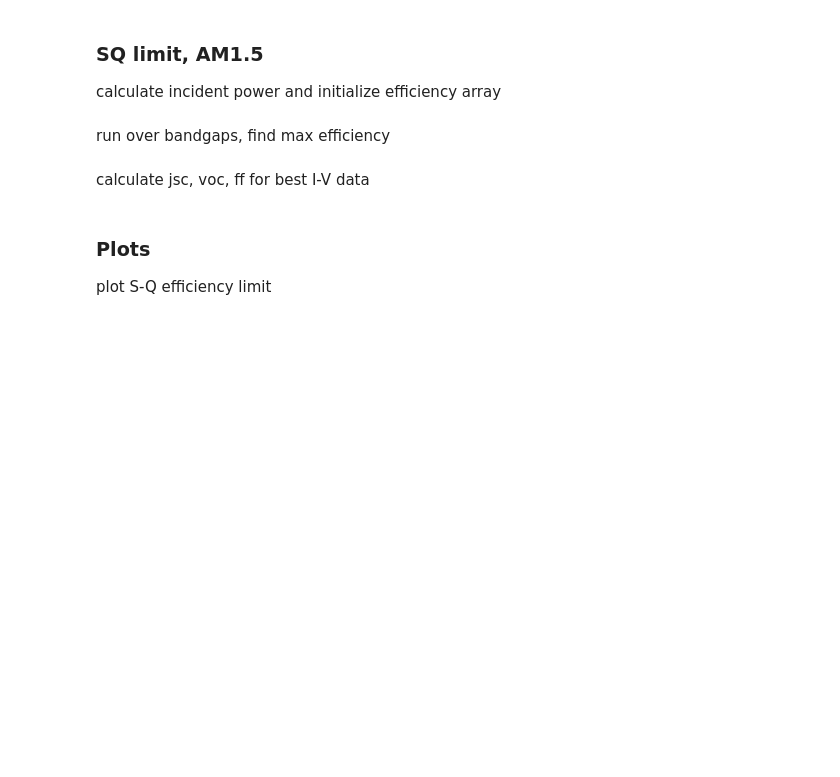
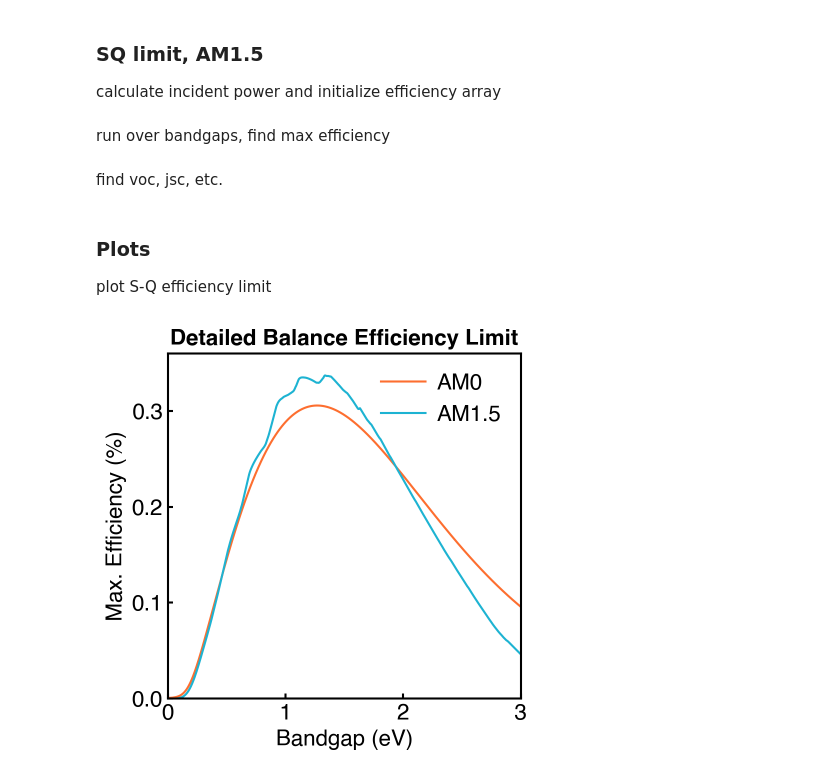
Before and after one commit to corawent/fundamentals, a Jupyter notebook: sqlimit.ipynb, the cells around one changed output. Saved outputs shown, nothing was run; the diff lists cells and outputs as text; code cells hidden in the pictures; blank space fills up the shorter version.

```diff
--- a/sqlimit.ipynb
+++ b/sqlimit.ipynb
@@ -109,5 +109,5 @@ for eg in egs:
         vmax=v
 
     i+=1 #index
-# %% [markdown]
-calculate jsc, voc, ff for best I-V data
+# %% [markdown]
+find voc, jsc, etc.
@@ -115,3 +122,16 @@ calculate jsc, voc, ff for best I-V data
 ### Plots
 
 plot S-Q efficiency limit
+# %%
+fig,ax=plt.subplots()
+ax.plot(egs,eff_am0,label='AM0')
+ax.plot(egs,eff_am1p5,label='AM1.5')
+ax.set_xlabel("Bandgap (eV)")
+ax.set_ylabel("Max. Efficiency (%)")
+ax.legend(loc="upper right")
+ax.set_title('Detailed Balance Efficiency Limit')
+ax.set_xlim([0,3])
+ax.set_ylim([0,0.36])
+fig.savefig('sqlimit')
+# %% [output]
+[figure, added]
```
Also changed, not shown: parts of 5 cells of this notebook, 5 other files.
